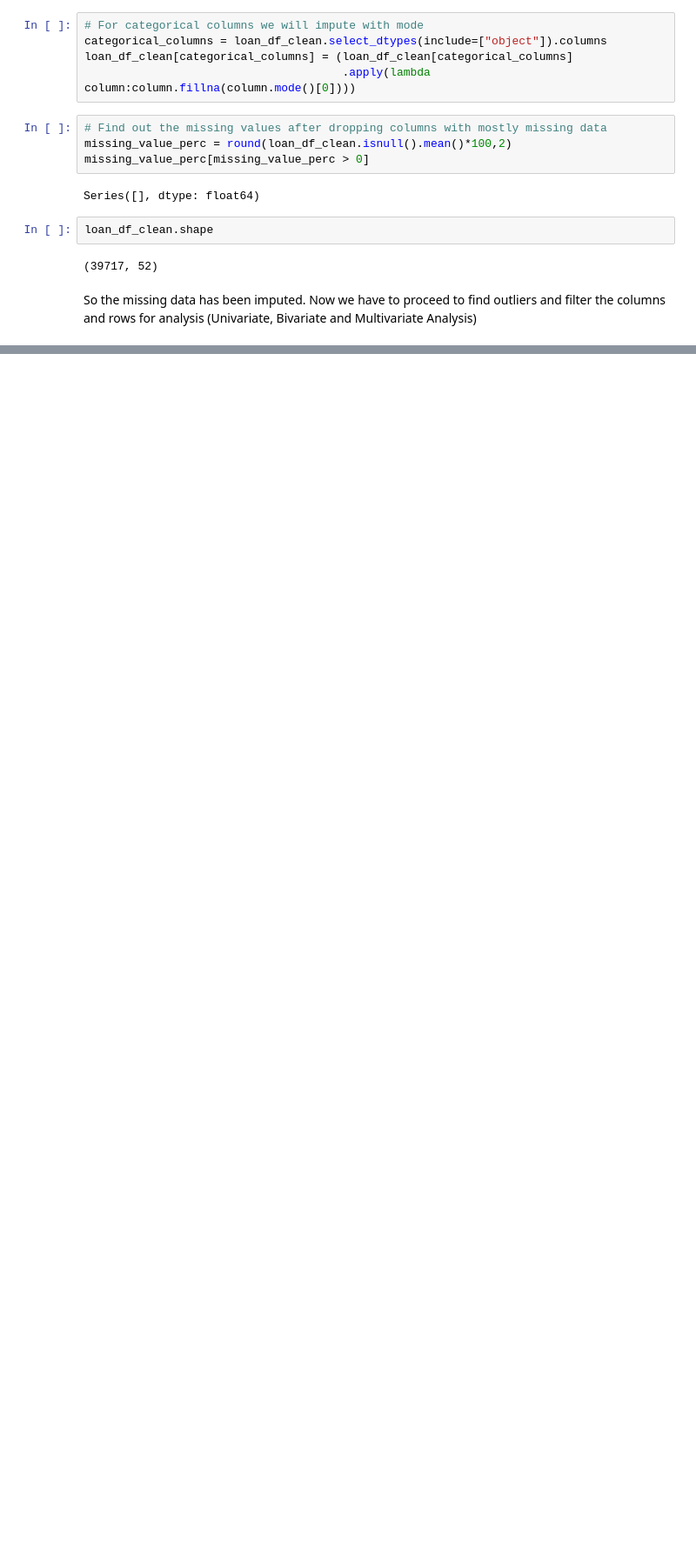
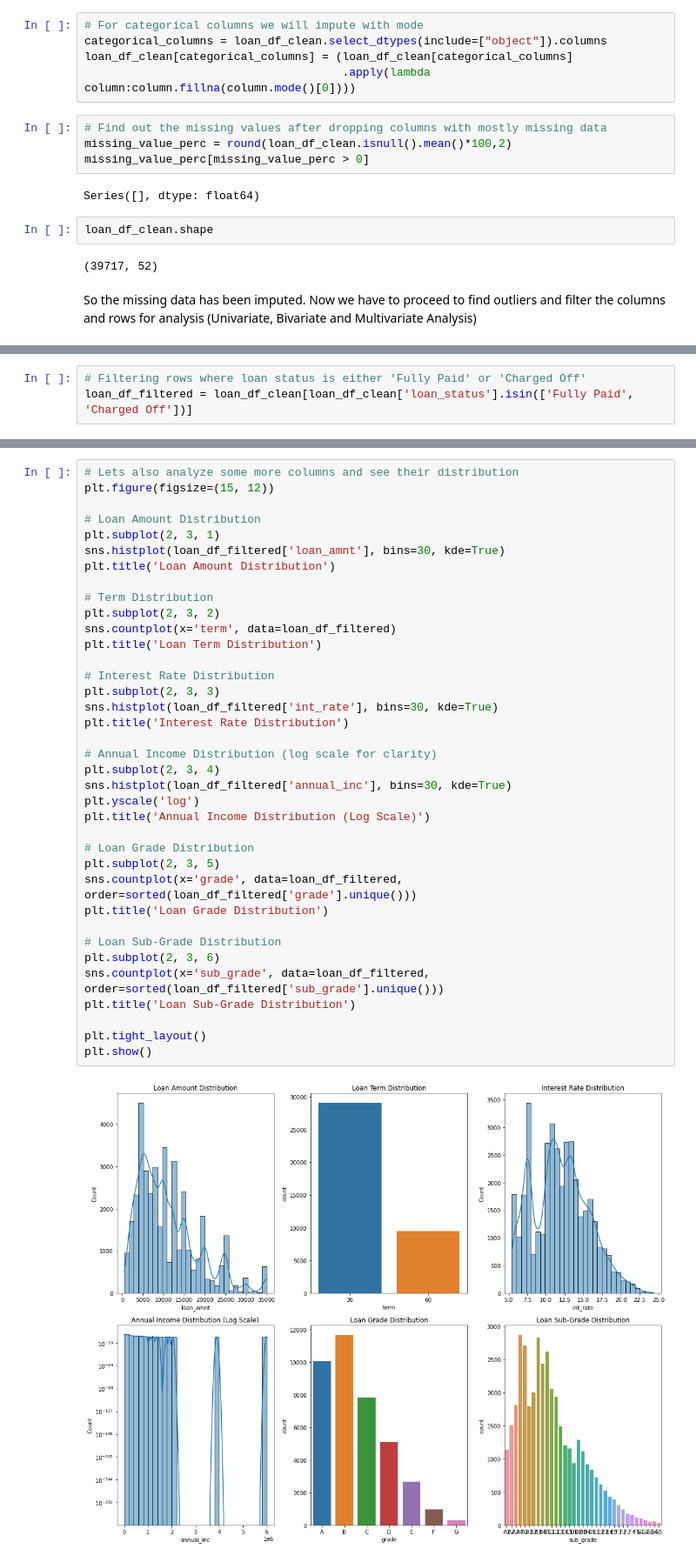
Before and after one commit to abym-droid/upgrad-lending-club-case-study, a Jupyter notebook: Abhishek_Mukherjee.ipynb, the cells around one changed output, grey strips where cells are left out. Shown: that part at 87% size. Drawn from its saved outputs; the diff is of its cells as text; blank space fills up the shorter version.

```diff
--- a/Abhishek_Mukherjee.ipynb
+++ b/Abhishek_Mukherjee.ipynb
@@ -334,0 +359,3 @@ So the missing data has been imputed. Now we have to proceed to find outliers an
+# %%
+# Filtering rows where loan status is either 'Fully Paid' or 'Charged Off'
+loan_df_filtered = loan_df_clean[loan_df_clean['loan_status'].isin(['Fully Paid', 'Charged Off'])]
@@ -334,0 +368,39 @@ So the missing data has been imputed. Now we have to proceed to find outliers an
+# %%
+# Lets also analyze some more columns and see their distribution
+plt.figure(figsize=(15, 12))
+
+# Loan Amount Distribution
+plt.subplot(2, 3, 1)
+sns.histplot(loan_df_filtered['loan_amnt'], bins=30, kde=True)
+plt.title('Loan Amount Distribution')
+
+# Term Distribution
+plt.subplot(2, 3, 2)
+sns.countplot(x='term', data=loan_df_filtered)
+plt.title('Loan Term Distribution')
+
+# Interest Rate Distribution
+plt.subplot(2, 3, 3)
+sns.histplot(loan_df_filtered['int_rate'], bins=30, kde=True)
+plt.title('Interest Rate Distribution')
+
+# Annual Income Distribution (log scale for clarity)
+plt.subplot(2, 3, 4)
+sns.histplot(loan_df_filtered['annual_inc'], bins=30, kde=True)
+plt.yscale('log')
+plt.title('Annual Income Distribution (Log Scale)')
+
+# Loan Grade Distribution
+plt.subplot(2, 3, 5)
+sns.countplot(x='grade', data=loan_df_filtered, order=sorted(loan_df_filtered['grade'].unique()))
+plt.title('Loan Grade Distribution')
+
+# Loan Sub-Grade Distribution
+plt.subplot(2, 3, 6)
+sns.countplot(x='sub_grade', data=loan_df_filtered, order=sorted(loan_df_filtered['sub_grade'].unique()))
+plt.title('Loan Sub-Grade Distribution')
+
+plt.tight_layout()
+plt.show()
+# %% [output]
+[figure, added]
```
Also changed, not shown: parts of 15 cells of this notebook.
